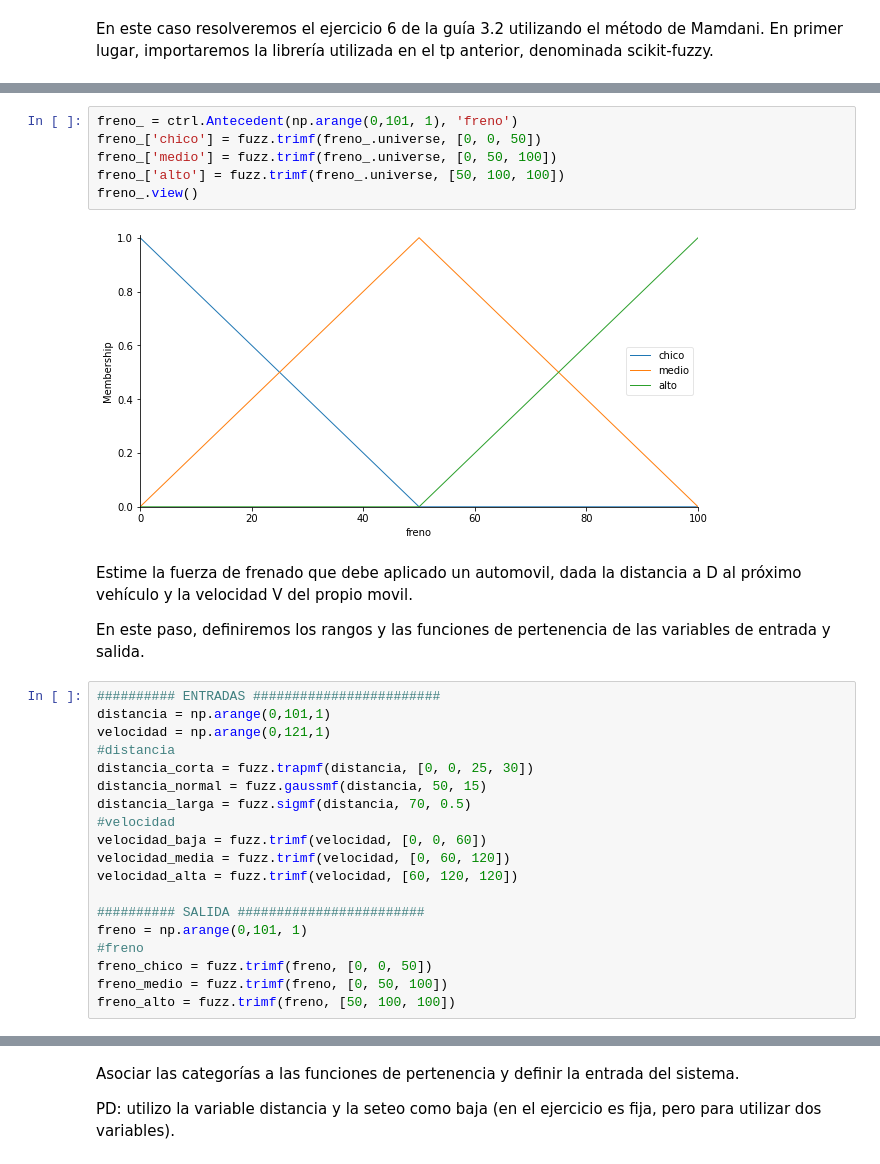
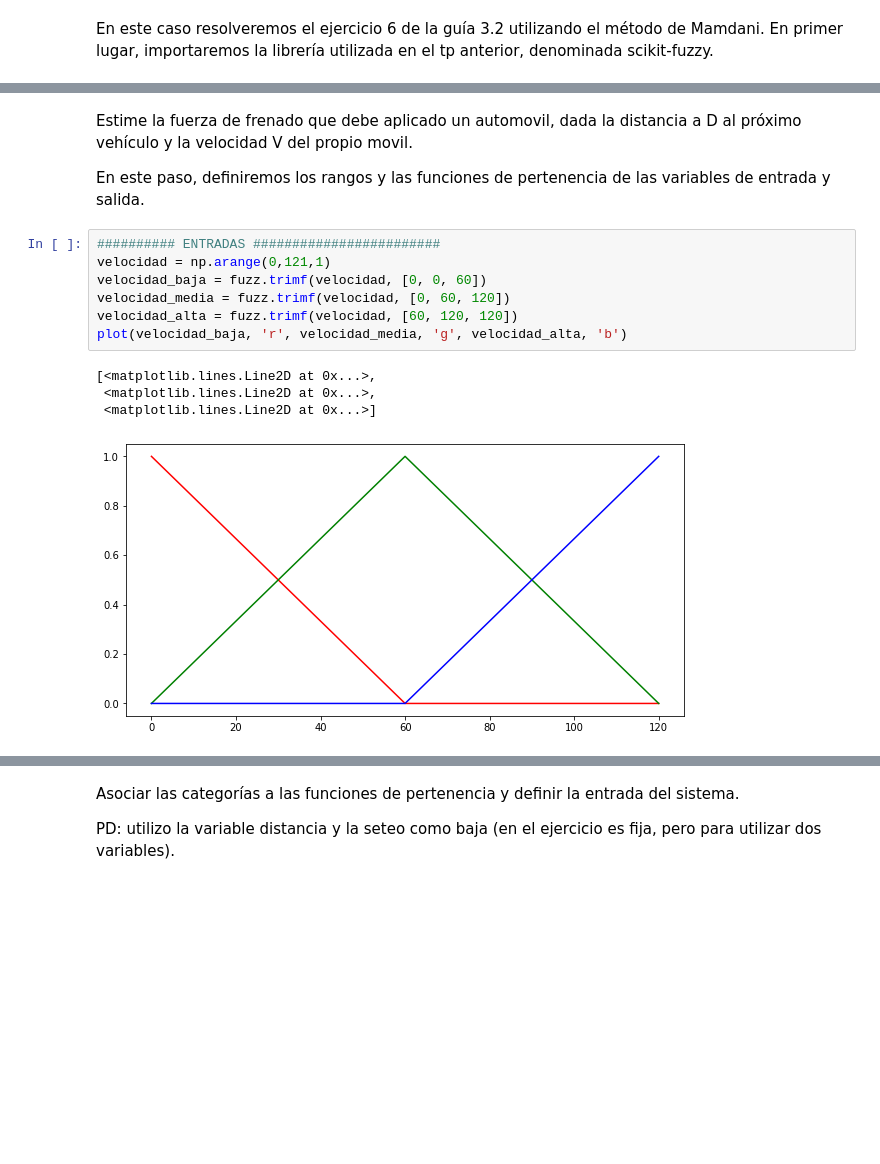
Before and after one commit to agustinsilva447/Artificial-Inteligence, a Jupyter notebook: TP3.2/AI_guia3_Mamdani.ipynb, the cells around one changed output, grey strips where cells are left out. Drawn from its saved outputs; the diff is of its cells as text; blank space fills up the shorter version.

```diff
--- a/TP3.2/AI_guia3_Mamdani.ipynb
+++ b/TP3.2/AI_guia3_Mamdani.ipynb
@@ -40,31 +19,16 @@ distancia_.view()
-# %%
-freno_ = ctrl.Antecedent(np.arange(0,101, 1), 'freno')
-freno_['chico'] = fuzz.trimf(freno_.universe, [0, 0, 50])
-freno_['medio'] = fuzz.trimf(freno_.universe, [0, 50, 100])
-freno_['alto'] = fuzz.trimf(freno_.universe, [50, 100, 100])
-freno_.view()
-# %% [output]
-[figure, removed]
 # %% [markdown]
 Estime la fuerza de frenado que debe aplicado un automovil, dada la distancia a D al próximo vehículo y la velocidad V del propio movil.
 
 En este paso, definiremos los rangos y las funciones de pertenencia de las variables de entrada y salida.
 # %%
 ########## ENTRADAS ########################
-distancia = np.arange(0,101,1)
 velocidad = np.arange(0,121,1)
-#distancia
-distancia_corta = fuzz.trapmf(distancia, [0, 0, 25, 30])
-distancia_normal = fuzz.gaussmf(distancia, 50, 15)
-distancia_larga = fuzz.sigmf(distancia, 70, 0.5)
-#velocidad
 velocidad_baja = fuzz.trimf(velocidad, [0, 0, 60])
 velocidad_media = fuzz.trimf(velocidad, [0, 60, 120])
 velocidad_alta = fuzz.trimf(velocidad, [60, 120, 120])
-
-########## SALIDA ########################
-freno = np.arange(0,101, 1)
-#freno
-freno_chico = fuzz.trimf(freno, [0, 0, 50])
-freno_medio = fuzz.trimf(freno, [0, 50, 100])
-freno_alto = fuzz.trimf(freno, [50, 100, 100])
+plot(velocidad_baja, 'r', velocidad_media, 'g', velocidad_alta, 'b')
+# %% [output]
+[<matplotlib.lines.Line2D at 0x...>,
+ <matplotlib.lines.Line2D at 0x...>,
+ <matplotlib.lines.Line2D at 0x...>]
+[figure, added]
```
Also changed, not shown: parts of 9 cells of this notebook.
